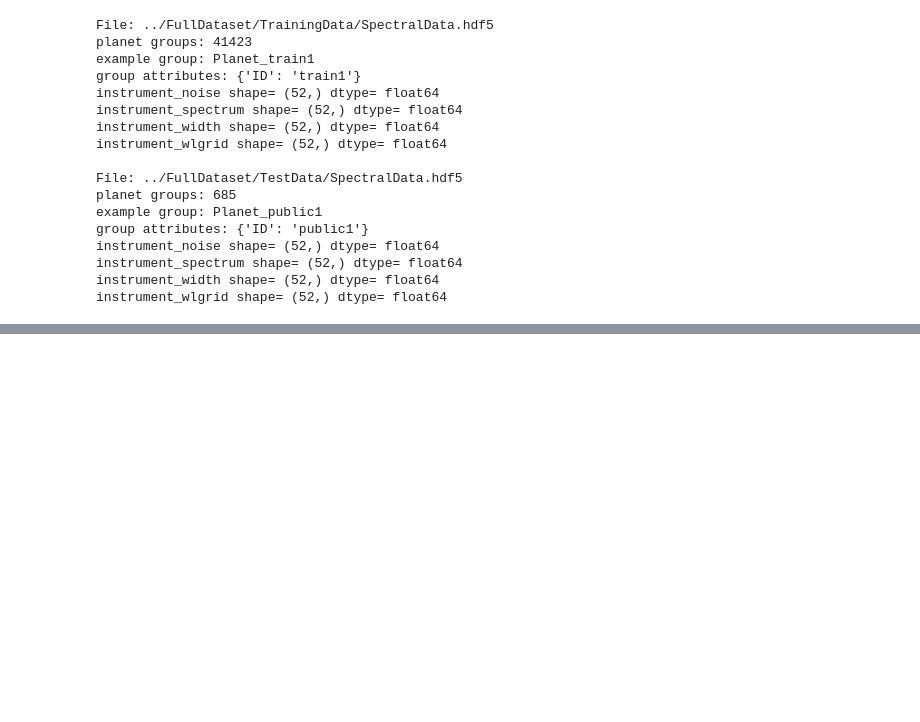
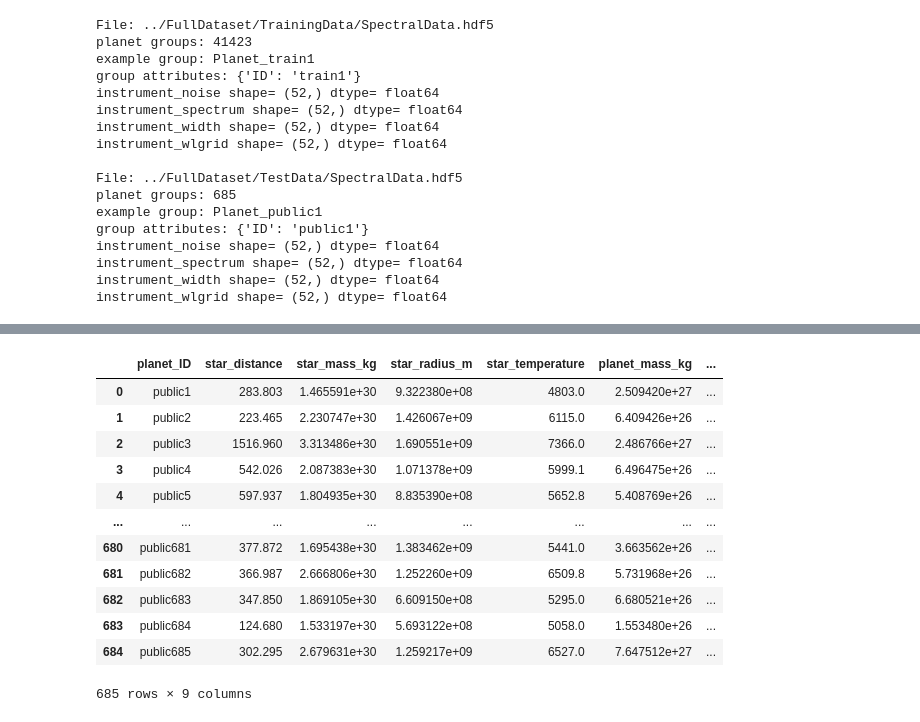
Before and after one commit to ajf12327/ADC2023-baseline, a Jupyter notebook: notebooks/01_data_EDA.ipynb, the cells around one changed output, grey strips where cells are left out. Cells and saved outputs as stored; diff of their text form; code cells hidden in the pictures; blank space fills up the shorter version.

```diff
--- a/notebooks/01_data_EDA.ipynb
+++ b/notebooks/01_data_EDA.ipynb
@@ -158,0 +206,16 @@ alignment acceptable.
+# %%
+test_aux
+# %% [output]
+|  | planet_ID | star_distance | star_mass_kg | star_radius_m | star_temperature | planet_mass_kg | ... |
+| 0 | public1 | 283.803 | 1.465591e+30 | 9.322380e+08 | 4803.0 | 2.509420e+27 | ... |
+| 1 | public2 | 223.465 | 2.230747e+30 | 1.426067e+09 | 6115.0 | 6.409426e+26 | ... |
+| 2 | public3 | 1516.960 | 3.313486e+30 | 1.690551e+09 | 7366.0 | 2.486766e+27 | ... |
+| 3 | public4 | 542.026 | 2.087383e+30 | 1.071378e+09 | 5999.1 | 6.496475e+26 | ... |
+| 4 | public5 | 597.937 | 1.804935e+30 | 8.835390e+08 | 5652.8 | 5.408769e+26 | ... |
+| ... | ... | ... | ... | ... | ... | ... | ... |
+| 680 | public681 | 377.872 | 1.695438e+30 | 1.383462e+09 | 5441.0 | 3.663562e+26 | ... |
+| 681 | public682 | 366.987 | 2.666806e+30 | 1.252260e+09 | 6509.8 | 5.731968e+26 | ... |
+| 682 | public683 | 347.850 | 1.869105e+30 | 6.609150e+08 | 5295.0 | 6.680521e+26 | ... |
+| 683 | public684 | 124.680 | 1.533197e+30 | 5.693122e+08 | 5058.0 | 1.553480e+26 | ... |
+| 684 | public685 | 302.295 | 2.679631e+30 | 1.259217e+09 | 6527.0 | 7.647512e+27 | ... |
+685 rows × 9 columns
```
Also changed, not shown: parts of 12 cells of this notebook.
